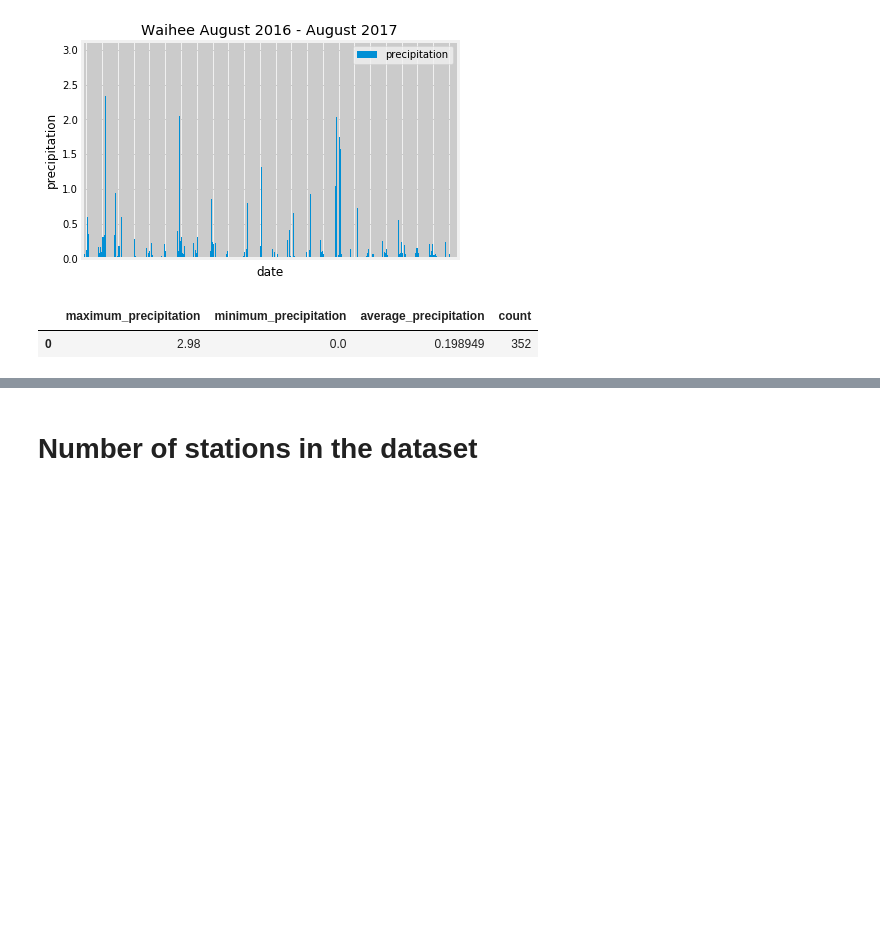
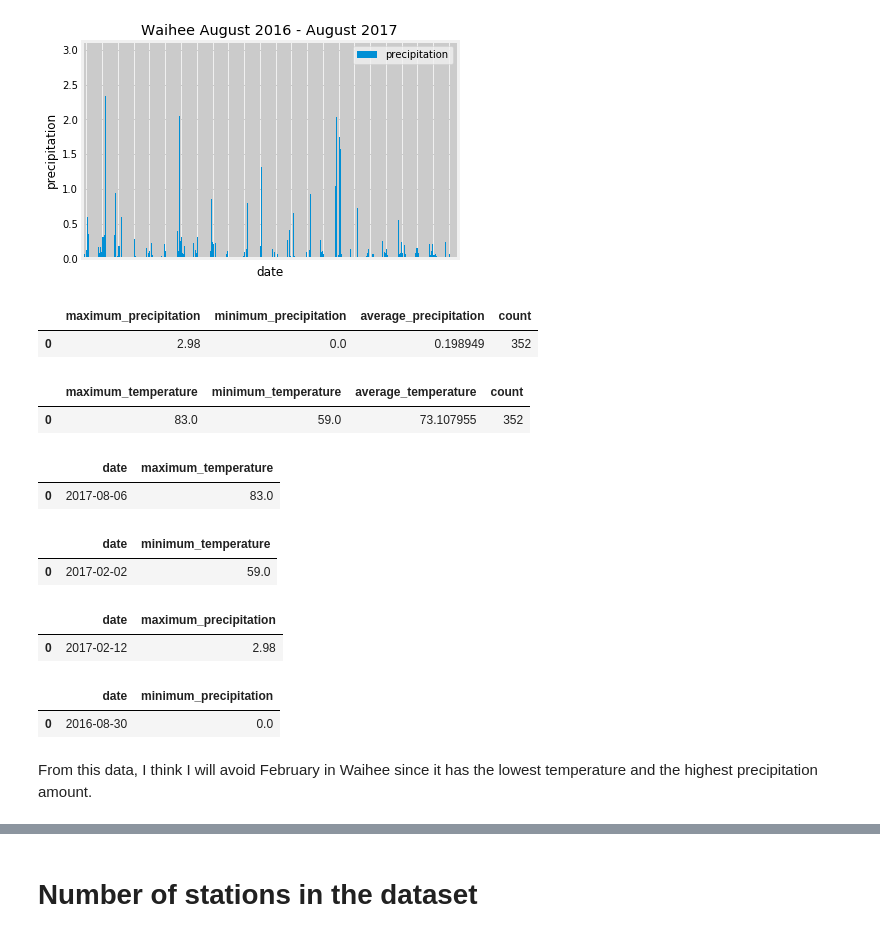
Before and after one commit to dianess/sqlalchemy-challenge, a Jupyter notebook: climate - Diane.ipynb, the cells around one changed output, grey strips where cells are left out. Saved outputs shown, nothing was run; the diff lists cells and outputs as text; code cells hidden in the pictures; blank space fills up the shorter version.

```diff
--- a/climate - Diane.ipynb
+++ b/climate - Diane.ipynb
@@ -403,4 +412,54 @@ summary_statistics_waihee
 # %% [output]
 |  | maximum_precipitation | minimum_precipitation | average_precipitation | count |
 | 0 | 2.98 | 0.0 | 0.198949 | 352 |
+# %%
+# Find the summary statistics on temperature for Waihee August 2016-August 2017
+summary_statistics_waihee_temps = pd.read_sql("SELECT MAX(tobs) AS 'maximum_temperature', \
+MIN(tobs) AS 'minimum_temperature', \
+AVG(tobs) AS 'average_temperature', \
+COUNT(tobs) AS 'count' \
+FROM Measurement \
+WHERE station = 'USC00519281' AND date >= '2016-08-23'", conn)
+summary_statistics_waihee_temps
+# %% [output]
+|  | maximum_temperature | minimum_temperature | average_temperature | count |
+| 0 | 83.0 | 59.0 | 73.107955 | 352 |
+# %%
+# Find date for the maximum temperature
+max_temperature_waihee = pd.read_sql("SELECT date, MAX(tobs) AS 'maximum_temperature' \
+FROM Measurement \
+WHERE station = 'USC00519281' AND date >= '2016-08-23'", conn)
+max_temperature_waihee
+# %% [output]
+|  | date | maximum_temperature |
+| 0 | 2017-08-06 | 83.0 |
+# %%
+# Find date for the miimum temperature
+min_temperature_waihee = pd.read_sql("SELECT date, MIN(tobs) AS 'minimum_temperature' \
+FROM Measurement \
+WHERE station = 'USC00519281' AND date >= '2016-08-23'", conn)
+min_temperature_waihee
+# %% [output]
+|  | date | minimum_temperature |
+| 0 | 2017-02-02 | 59.0 |
+# %%
+# Find date for the maximum precipitation
+max_precipitation_waihee = pd.read_sql("SELECT date, MAX(prcp) AS 'maximum_precipitation' \
+FROM Measurement \
+WHERE station = 'USC00519281' AND date >= '2016-08-23'", conn)
+max_precipitation_waihee
+# %% [output]
+|  | date | maximum_precipitation |
+| 0 | 2017-02-12 | 2.98 |
+# %%
+# Find date for the minimum precipitation
+min_precipitation_waihee = pd.read_sql("SELECT date, MIN(prcp) AS 'minimum_precipitation' \
+FROM Measurement \
+WHERE station = 'USC00519281' AND date >= '2016-08-23'", conn)
+min_precipitation_waihee
+# %% [output]
+|  | date | minimum_precipitation |
+| 0 | 2016-08-30 | 0.0 |
+# %% [markdown]
+From this data, I think I will avoid February in Waihee since it has the lowest temperature and the highest precipitation amount.
 # %%
```
Also changed, not shown: parts of 11 cells of this notebook.
